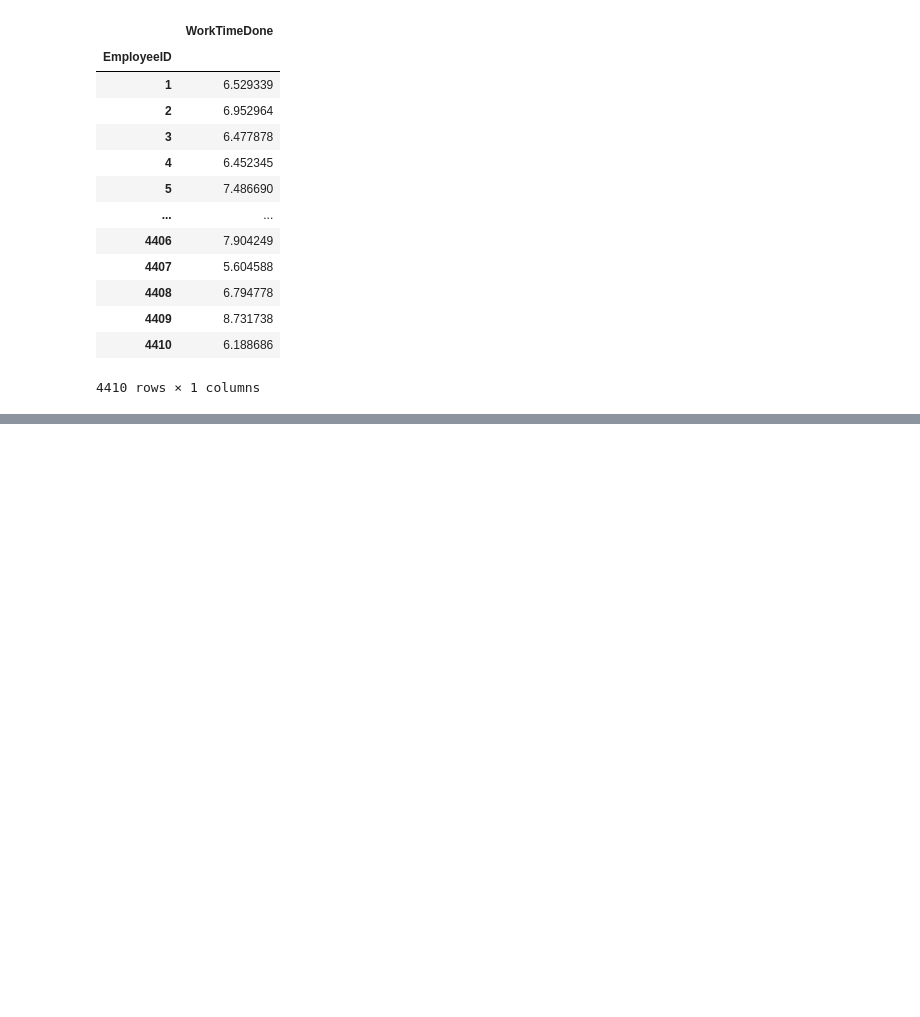
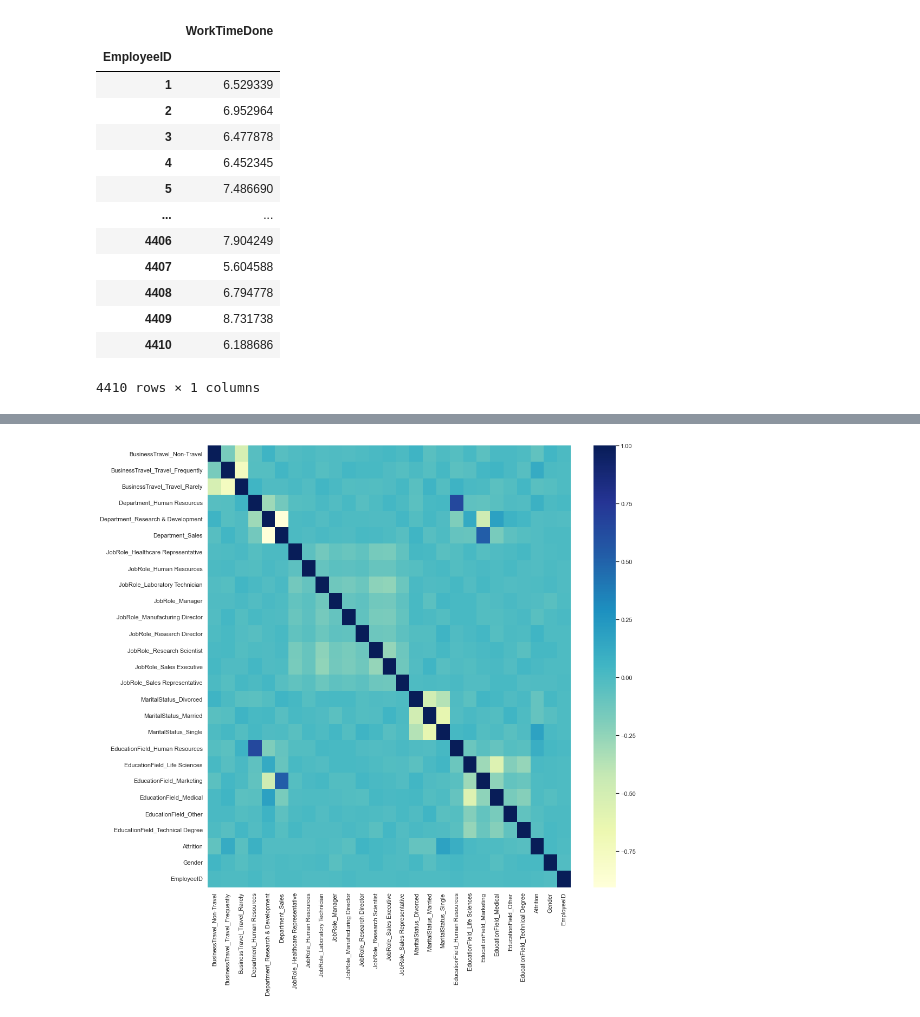
Before and after one commit to ramdaniAli/IA_PROJECT, a Jupyter notebook: project_test.ipynb, the cells around one changed output, grey strips where cells are left out. Saved outputs shown, nothing was run; the diff lists cells and outputs as text; code cells hidden in the pictures; blank space fills up the shorter version.

```diff
--- a/project_test.ipynb
+++ b/project_test.ipynb
@@ -626,0 +628,7 @@ array([[<AxesSubplot:title={'center':'BusinessTravel_Non-Travel'}>,
+# %%
+import seaborn as sns
+sns.set_theme()
+plt.figure(figsize=(15, 15))
+ax = sns.heatmap(general_data_all_.corr(), cmap="YlGnBu")
+# %% [output]
+[figure, added]
```
Also changed, not shown: parts of 1 cell of this notebook.
